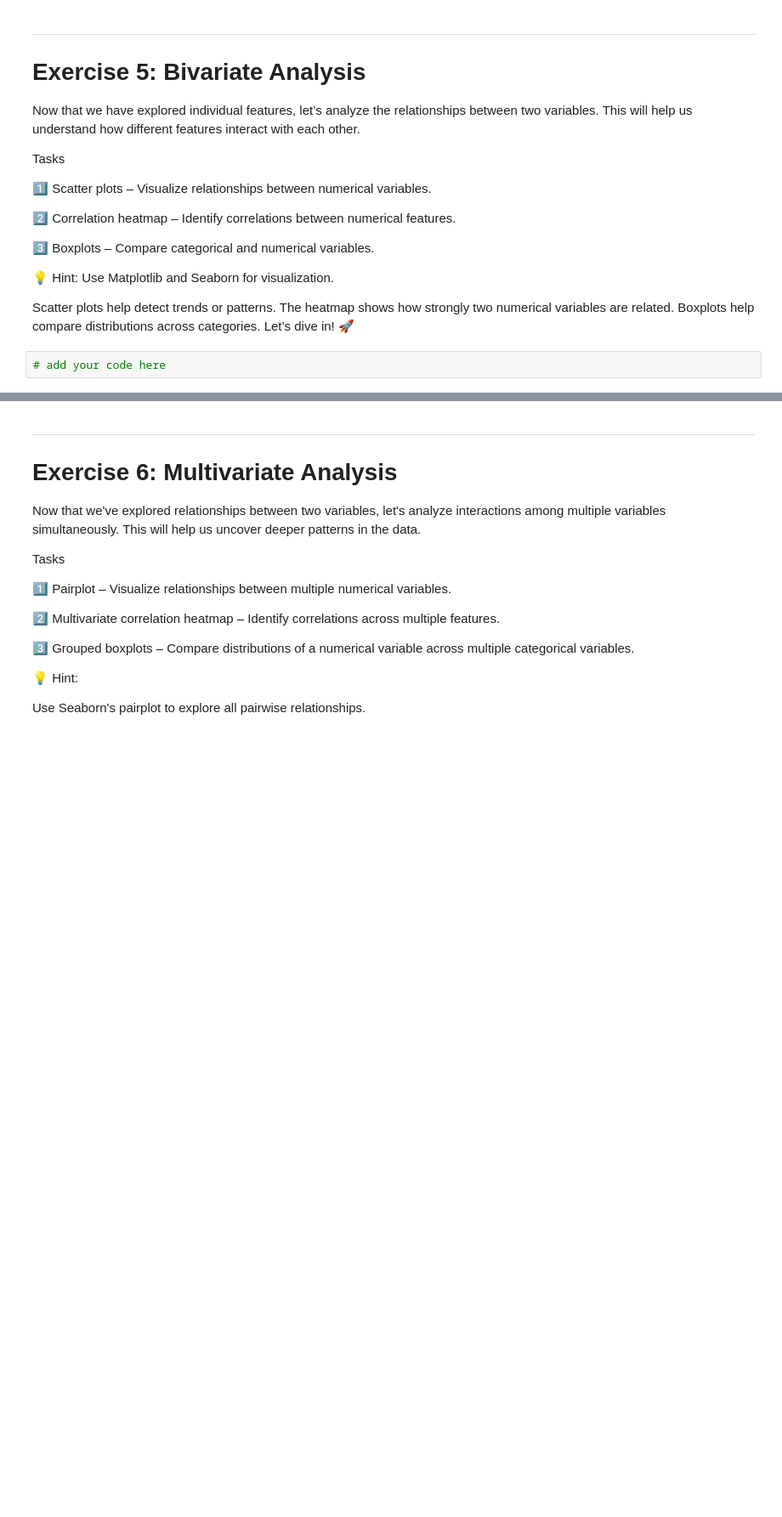
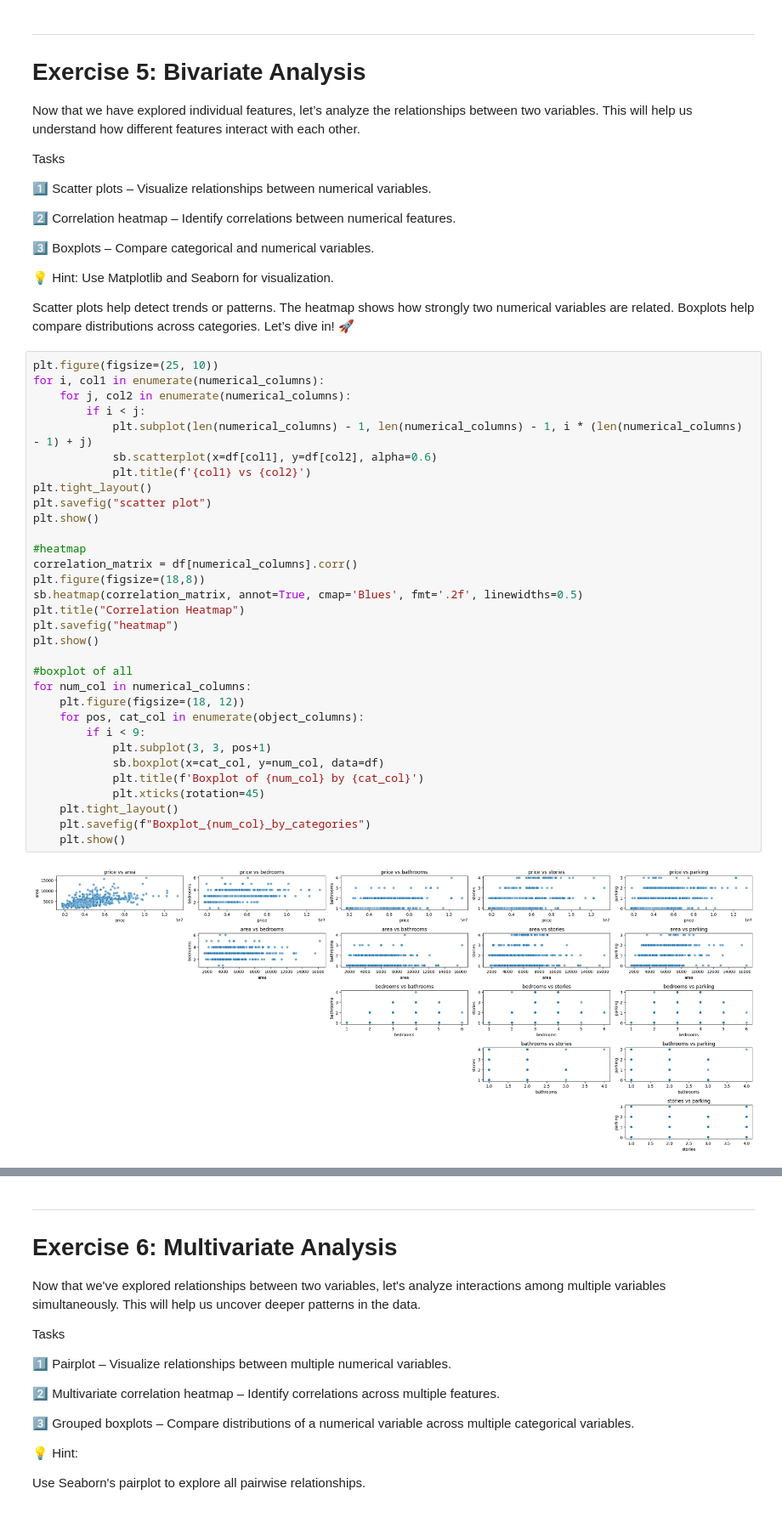
Before and after one commit to aymanelfadl/Entry-Level-ML-Engineer-Bootcamp, a Jupyter notebook: week01/notebook.ipynb, the cells around one changed output, grey strips where cells are left out. Shown at 85% size. Saved outputs shown, nothing was run; the diff lists cells and outputs as text; blank space fills up the shorter version.

```diff
--- a/week01/notebook.ipynb
+++ b/week01/notebook.ipynb
@@ -510,5 +510,37 @@ Scatter plots help detect trends or patterns.
 The heatmap shows how strongly two numerical variables are related.
 Boxplots help compare distributions across categories.
 Let’s dive in! 🚀
-# %%
-# add your code here
+# %%
+plt.figure(figsize=(25, 10))
+for i, col1 in enumerate(numerical_columns):
+    for j, col2 in enumerate(numerical_columns):
+        if i < j:
+            plt.subplot(len(numerical_columns) - 1, len(numerical_columns) - 1, i * (len(numerical_columns) - 1) + j)
+            sb.scatterplot(x=df[col1], y=df[col2], alpha=0.6)
+            plt.title(f'{col1} vs {col2}')
+plt.tight_layout()
+plt.savefig("scatter plot")
+plt.show()
+
+#heatmap
+correlation_matrix = df[numerical_columns].corr()
+plt.figure(figsize=(18,8))
+sb.heatmap(correlation_matrix, annot=True, cmap='Blues', fmt='.2f', linewidths=0.5)
+plt.title("Correlation Heatmap")
+plt.savefig("heatmap")
+plt.show()
+
+#boxplot of all
+for num_col in numerical_columns:
+    plt.figure(figsize=(18, 12))
+    for pos, cat_col in enumerate(object_columns):
+        if i < 9:
+            plt.subplot(3, 3, pos+1)
+            sb.boxplot(x=cat_col, y=num_col, data=df)
+            plt.title(f'Boxplot of {num_col} by {cat_col}')
+            plt.xticks(rotation=45)
+    plt.tight_layout()
+    plt.savefig(f"Boxplot_{num_col}_by_categories")
+    plt.show()
+# %% [output]
+[figure, added]
```
Also changed, not shown: parts of 3 cells of this notebook, 12 other files.
